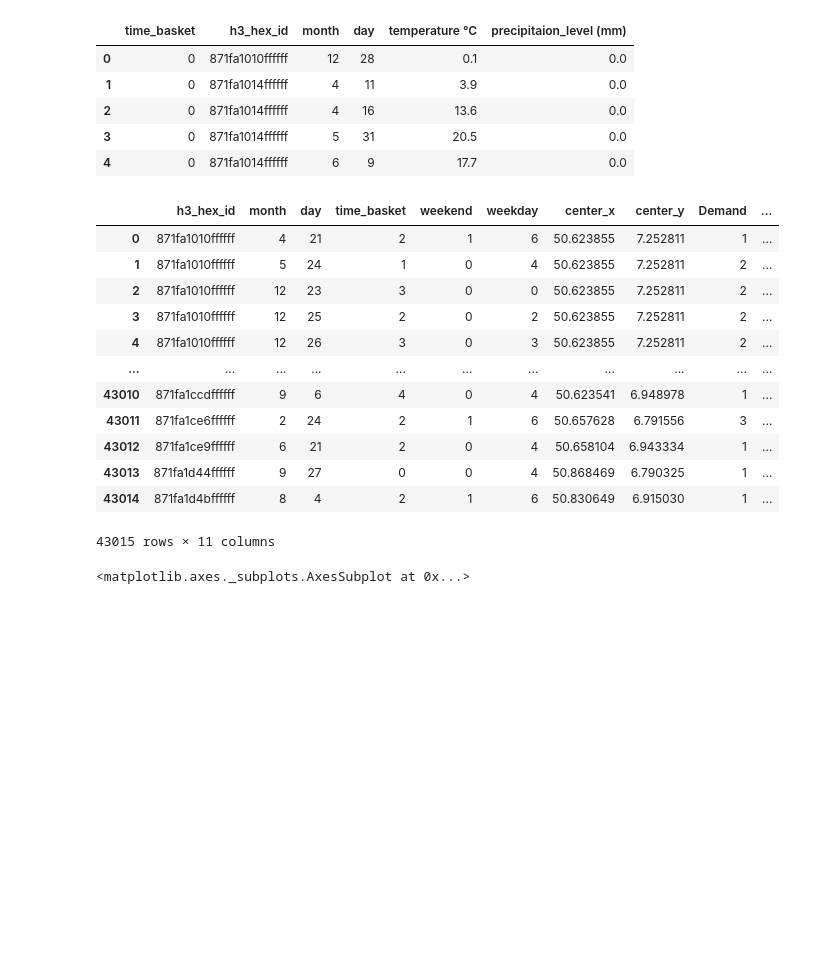
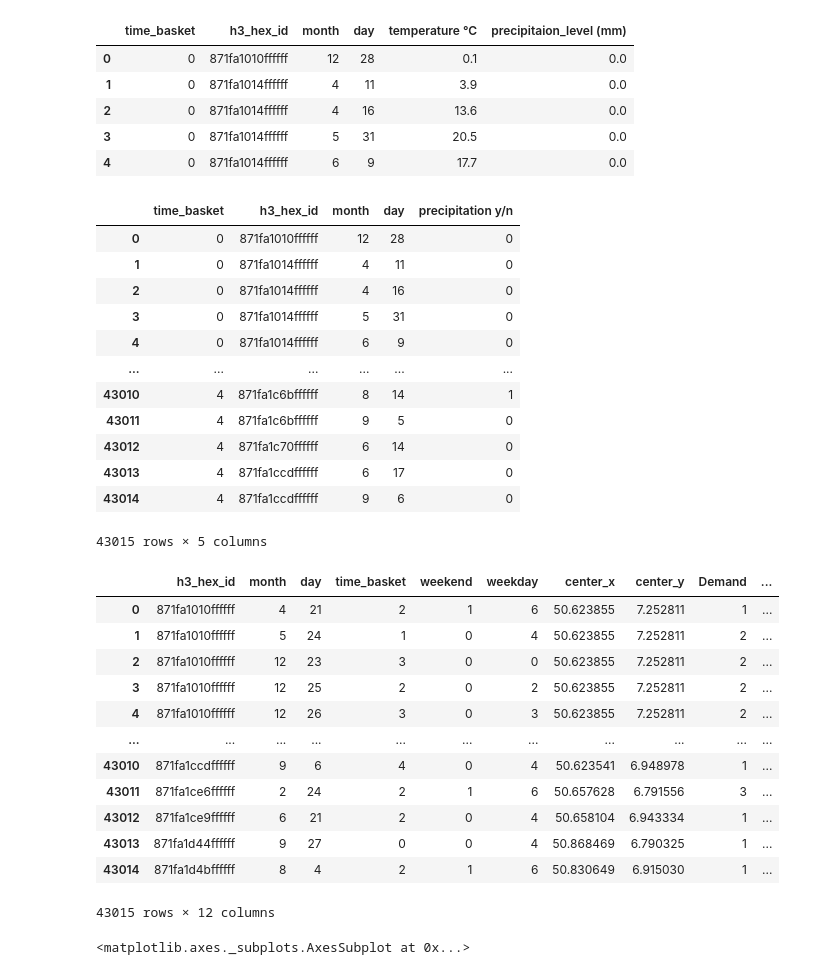
Before and after one commit to ey96/CallABike_Analytics, a Jupyter notebook: 04_SVR .ipynb, the cells around one changed output. Drawn from its saved outputs; the diff is of its cells as text; code cells hidden in the pictures; blank space fills up the shorter version.

```diff
--- a/04_SVR .ipynb
+++ b/04_SVR .ipynb
@@ -138,13 +134,28 @@ grouped_weather.head()
 | 3 | 0 | 871fa1014ffffff | 5 | 31 | 20.5 | 0.0 |
 | 4 | 0 | 871fa1014ffffff | 6 | 9 | 17.7 | 0.0 |
 # %%
-#grouped_rain_bool = pd.DataFrame(df_bonn_trips.groupby(['time_basket', 'h3_hex_id', 'month', 'day'], as_index = False).max())
-# grouped_rain_bool.reset_index(inplace=True)
-# grouped_rain_bool = grouped_rain_bool[['time_basket', 'h3_hex_id', 'month', 'day',"precipitation y/n"]]
-# grouped_rain_bool
+grouped_rain_bool = pd.DataFrame(bonn_trips.groupby(['time_basket', 'h3_hex_id', 'month', 'day'], as_index = False).max())
+grouped_rain_bool.reset_index(inplace=True)
+grouped_rain_bool = grouped_rain_bool[['time_basket', 'h3_hex_id', 'month', 'day',"precipitation y/n"]]
+grouped_rain_bool
+# %% [output]
+|  | time_basket | h3_hex_id | month | day | precipitation y/n |
+| 0 | 0 | 871fa1010ffffff | 12 | 28 | 0 |
+| 1 | 0 | 871fa1014ffffff | 4 | 11 | 0 |
+| 2 | 0 | 871fa1014ffffff | 4 | 16 | 0 |
+| 3 | 0 | 871fa1014ffffff | 5 | 31 | 0 |
+| 4 | 0 | 871fa1014ffffff | 6 | 9 | 0 |
+| ... | ... | ... | ... | ... | ... |
+| 43010 | 4 | 871fa1c6bffffff | 8 | 14 | 1 |
+| 43011 | 4 | 871fa1c6bffffff | 9 | 5 | 0 |
+| 43012 | 4 | 871fa1c70ffffff | 6 | 14 | 0 |
+| 43013 | 4 | 871fa1ccdffffff | 6 | 17 | 0 |
+| 43014 | 4 | 871fa1ccdffffff | 9 | 6 | 0 |
+43015 rows × 5 columns
 # %%
 # merge mean temperature with the demands
 df_demand = grouped_trips.merge(grouped_weather, on=['time_basket', 'h3_hex_id', 'month', 'day'], how="inner")
+df_demand = df_demand.merge(grouped_rain_bool, on=['time_basket', 'h3_hex_id', 'month', 'day'], how="inner")
 df_demand["weekend"] = df_demand["weekend"].apply(lambda x : 1 if x else 0)
 df_demand
 # %% [output]
@@ -160,7 +171,7 @@ df_demand
 | 43012 | 871fa1ce9ffffff | 6 | 21 | 2 | 0 | 4 | 50.658104 | 6.943334 | 1 | ... |
 | 43013 | 871fa1d44ffffff | 9 | 27 | 0 | 0 | 4 | 50.868469 | 6.790325 | 1 | ... |
 | 43014 | 871fa1d4bffffff | 8 | 4 | 2 | 1 | 6 | 50.830649 | 6.915030 | 1 | ... |
-43015 rows × 11 columns
+43015 rows × 12 columns
 # %%
 sns.distplot(df_demand["Demand"])
 # %% [output]
```
Also changed, not shown: parts of 14 cells of this notebook.
